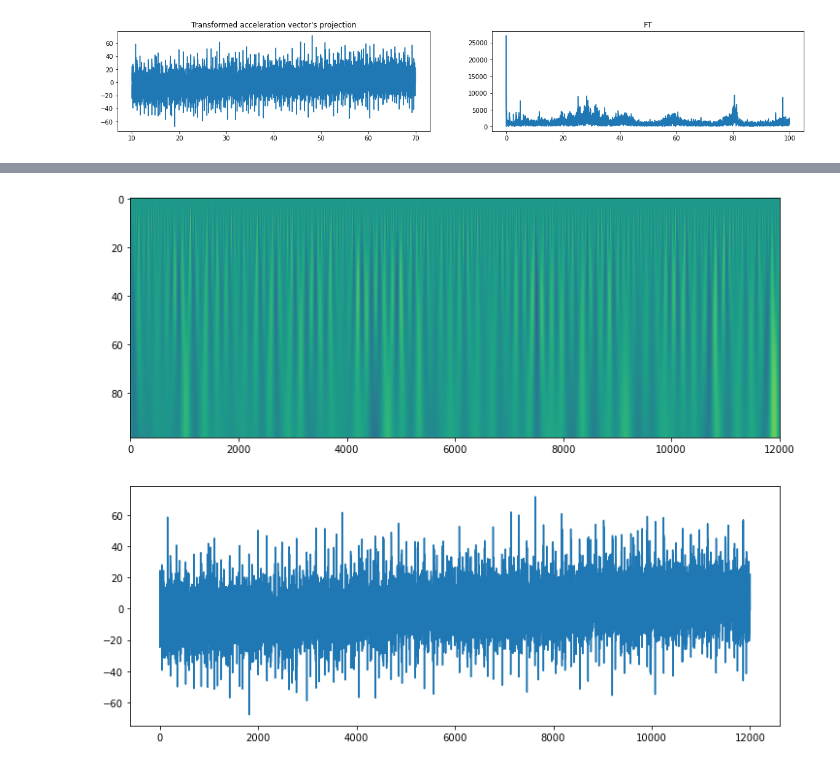
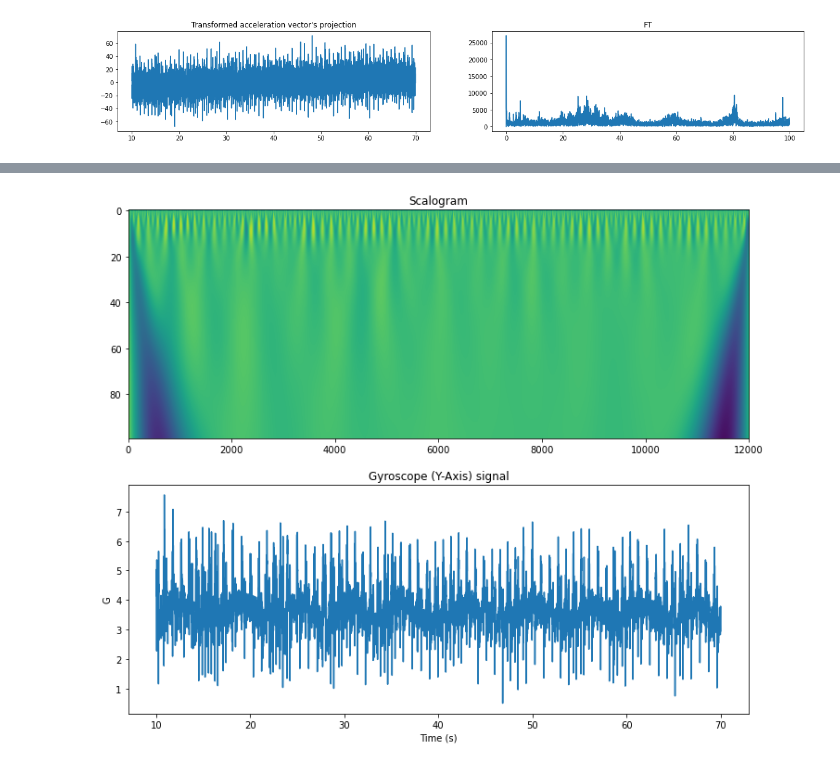
Before and after one commit to zanocrate/LCP_projects_Y4, a Jupyter notebook: draft.ipynb, the cells around one changed output, grey strips where cells are left out. Drawn from its saved outputs; the diff is of its cells as text; code cells hidden in the pictures.

Commit message:
Working on wavelet transform on draft.ipynb

```diff
--- a/draft.ipynb
+++ b/draft.ipynb
@@ -124,11 +133,22 @@ Percentage of variance due to the selected component: 76.74%
 # %%
 # not very helpful, signal is very noisy. how about a wavelet transformation? this allows us to have different resolution for different frequencies.
-widths = np.arange(1,100)
-cwt_accT=signal.cwt(accT,signal.ricker,widths)
+# first let's do it with only GyroX
+
+import pywt # let's use pywavelets instead of scipy because it offers much more control over the process
+
+f = pywt.scale2frequency(wavelet, scale)*sampling_rate
+
+widths = np.linspace(0.1,500,100) # these are the WIDTHS fo the wavelet, basically the frequency. bigger widths means lower frequencies
+# cwt_accT=signal.cwt(df['GyroX'].values,signal.ricker,widths)
+cwt_accT = pywt.cwt(df['GyroX'].values,widths)
 
 with plt.rc_context({"figure.figsize" : (12,10)}):
     fig,axs = plt.subplots(2,1)
     axs[0].imshow(cwt_accT,aspect='auto',vmin=cwt_accT.min(),vmax=cwt_accT.max())
-    axs[1].plot(accT)
+    axs[0].set_title('Scalogram')
+    axs[1].plot(df['GyroY'])
+    axs[1].set_title('Gyroscope (Y-Axis) signal')
+    axs[1].set_xlabel('Time (s)')
+    axs[1].set_ylabel('G')
 # %% [output]
-[figure, old version]
+[figure, new version]
```
Also changed, not shown: parts of 2 cells of this notebook.
